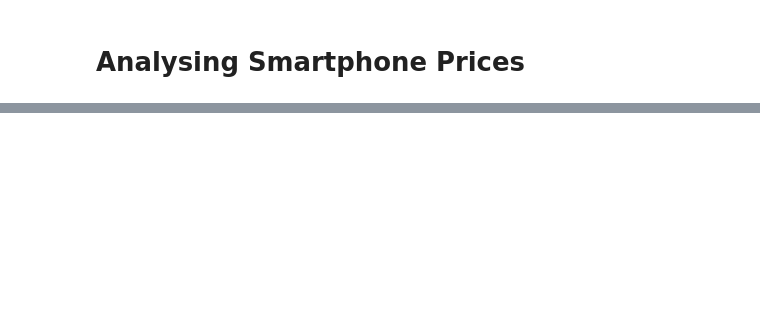
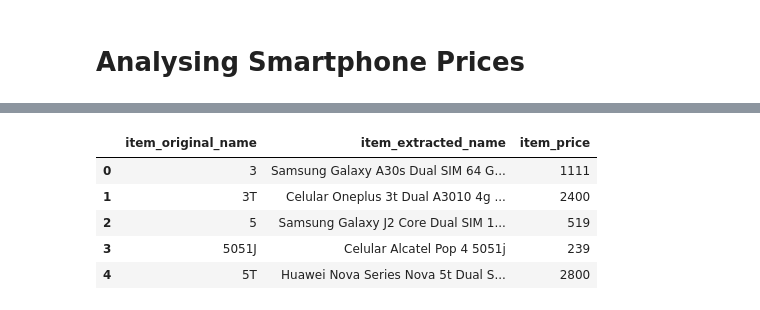
Before and after one commit to thiagolrpinho/phone_prices_crawler, a Jupyter notebook: main.ipynb, the cells around one changed output, grey strips where cells are left out. Cells and saved outputs as stored; diff of their text form; code cells hidden in the pictures; blank space fills up the shorter version.

```diff
--- a/main.ipynb
+++ b/main.ipynb
@@ -68,0 +136,3 @@ None
+# %%
+extracted_filename = 'extracted_device_data'
+extracted_filename_with_path = RELATIVE_PATH_TO_DATA_FOLDER + extracted_filename + '.csv'
@@ -68,0 +143,3 @@ None
+# %%
+device_extracted_data_df = pd.read_csv(extracted_filename_with_path, header=0)
+device_extracted_data_df.info()
@@ -68,0 +157,9 @@ None
+# %%
+device_extracted_data_df.head()
+# %% [output]
+|  | item_original_name | item_extracted_name | item_price |
+| 0 | 3 | Samsung Galaxy A30s Dual SIM 64 G... | 1111 |
+| 1 | 3T | Celular Oneplus 3t Dual A3010 4g ... | 2400 |
+| 2 | 5 | Samsung Galaxy J2 Core Dual SIM 1... | 519 |
+| 3 | 5051J | Celular Alcatel Pop 4 5051j | 239 |
+| 4 | 5T | Huawei Nova Series Nova 5t Dual S... | 2800 |
```
Also changed, not shown: parts of 14 cells of this notebook, 1 other file.
